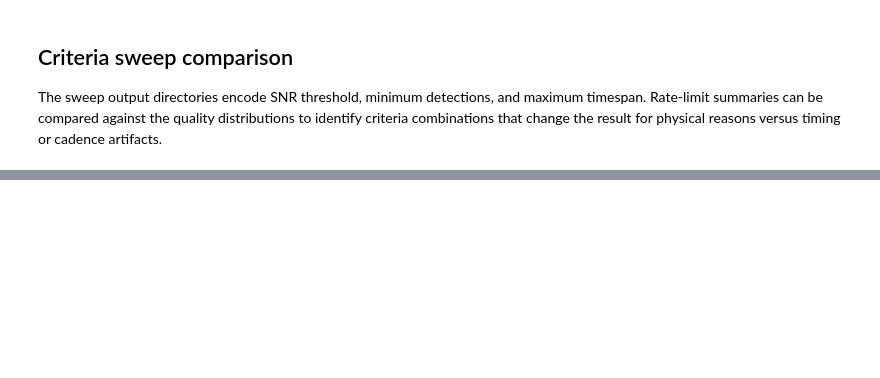
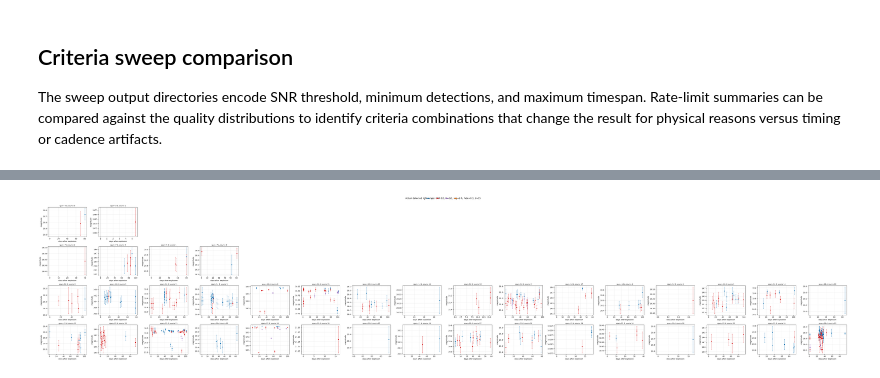
Before and after one commit to tylerbarna/kn-rates, a Jupyter notebook: lightcurve_quality_analysis.ipynb, the cells around one changed output, grey strips where cells are left out. Cells and saved outputs as stored; diff of their text form; code cells hidden in the pictures; blank space fills up the shorter version.

```diff
--- a/lightcurve_quality_analysis.ipynb
+++ b/lightcurve_quality_analysis.ipynb
@@ -42,0 +188,74 @@ criteria
+# %%
+# Plot the actual serialized lightcurves for a controlled criteria slice.
+# This varies only max_timespan_days; change the filters to inspect another slice.
+BAND_COLORS = {'g': 'tab:blue', 'r': 'tab:red', 'i': 'tab:purple', 'z': 'tab:orange'}
+
+controlled = sweep_index[
+    (sweep_index.snr == 5.0)
+    & (sweep_index.snr_secondary == 3.0)
+    & (sweep_index.min_detections == 2)
+    & (sweep_index.min_detections_primary == 1)
+    & (sweep_index.min_time_separation_hours == 3.0)
+    & (sweep_index.min_fade_rate == 0.3)
+    & (sweep_index.min_galactic_lat == 15.0)
+].sort_values('max_timespan_days')
+
+n_examples = 16
+fig, axes = plt.subplots(
+    len(controlled), n_examples,
+    figsize=(4 * n_examples, 3.2 * max(len(controlled), 1)),
+    squeeze=False,
+    sharex=False,
+    sharey=False,
+)
+
+for row_number, (_, criteria) in enumerate(controlled.iterrows()):
+    with Path(criteria.file).open() as handle:
+        result = json.load(handle)
+    sources = result.get('detected_sources', [])
+    rng = np.random.default_rng(42 + row_number)
+    selected = rng.choice(len(sources), size=min(n_examples, len(sources)), replace=False)
+
+    for column_number in range(n_examples):
+        axis = axes[row_number, column_number]
+        if column_number >= len(selected):
+            axis.set_visible(False)
+            continue
+        source = sources[int(selected[column_number])]
+        t_exp = float(source.get('t_exp', 0.0))
+
+        times = np.asarray(source.get('photometry_times', []), dtype=float) - t_exp
+        mags = np.asarray(source.get('photometry_mags', []), dtype=float)
+        errors = np.asarray(source.get('photometry_errs', []), dtype=float)
+        bands = np.asarray(source.get('photometry_bands', []), dtype=str)
+
+        for band, color in BAND_COLORS.items():
+            mask = bands == band
+            if mask.any():
+                axis.errorbar(
+                    times[mask], mags[mask], yerr=errors[mask],
+                    fmt='o', color=color, markersize=4, linewidth=0.8,
+                    capsize=2, label=band,
+                )
+
+        axis.invert_yaxis()
+        axis.axvline(0, color='0.5', linestyle=':', linewidth=0.8)
+        axis.set_title(
+            f"span={criteria.max_timespan_days:g} d, "
+            f"source {int(selected[column_number])}",
+            fontsize=9,
+        )
+        axis.set_xlabel('days after explosion')
+        axis.set_ylabel('magnitude')
+        axis.grid(alpha=0.3)
+
+fig.suptitle(
+    'Actual detected lightcurves: SNR 5/3, N=2/1, sep=3 h, fade=0.3, b>15',
+    y=1.01,
+)
+handles = [Line2D([0], [0], color=color, marker='o', label=band) for band, color in BAND_COLORS.items()]
+fig.legend(handles=handles, loc='upper center', ncol=len(handles), frameon=False)
+fig.tight_layout()
+plt.show()
+# %% [output]
+[figure, added]
```
Also changed, not shown: parts of 8 cells of this notebook, 1 other file.
